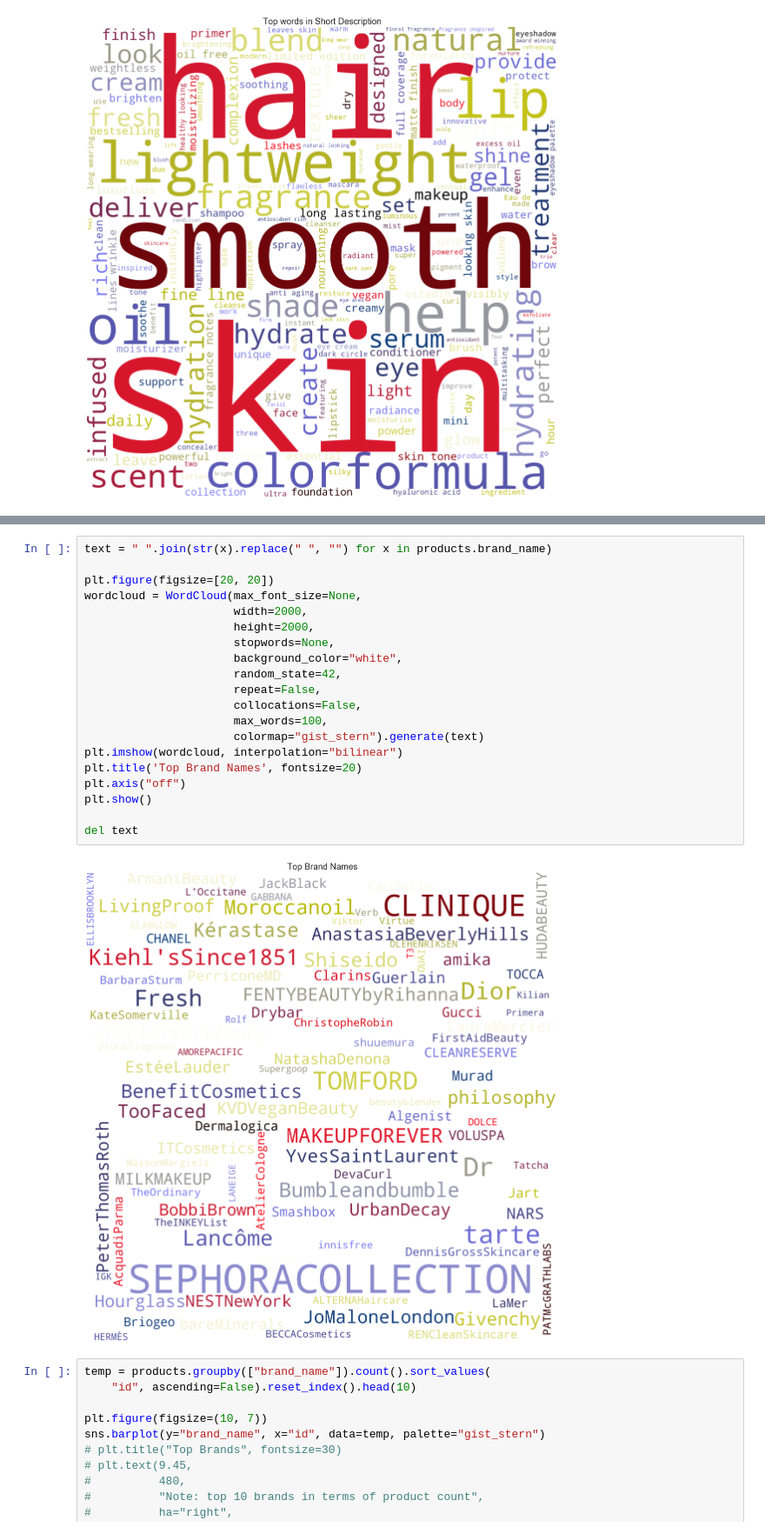
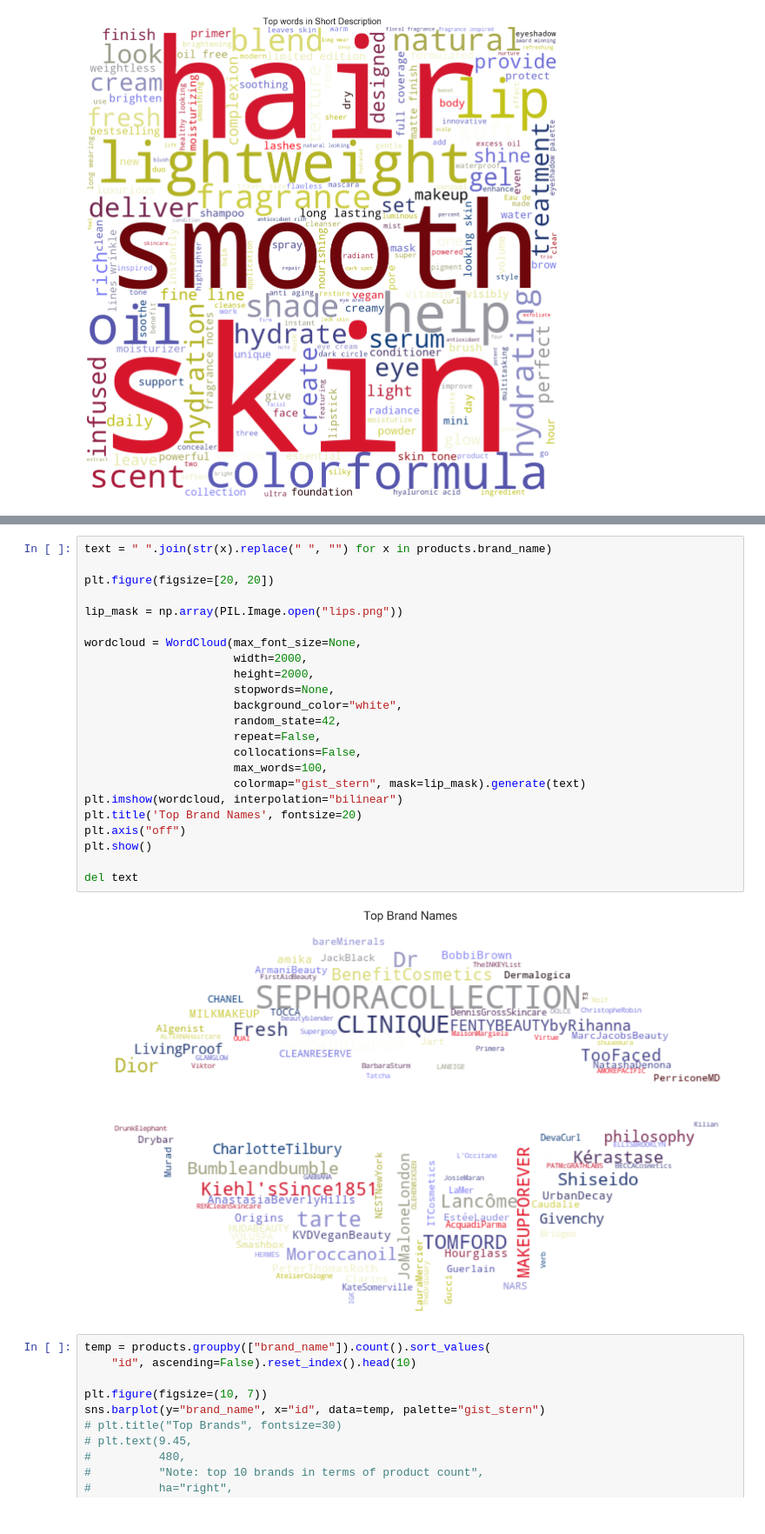
Before and after one commit to valmadrid/Gift-Recommendation, a Jupyter notebook: 1_EDA.ipynb, the cells around one changed output, grey strips where cells are left out. Shown at 87% size. Cells and saved outputs as stored; diff of their text form.

```diff
--- a/1_EDA.ipynb
+++ b/1_EDA.ipynb
@@ -282,25 +283,28 @@ del text
 # %%
 text = " ".join(str(x).replace(" ", "") for x in products.brand_name)
 
 plt.figure(figsize=[20, 20])
+
+lip_mask = np.array(PIL.Image.open("lips.png"))
+
 wordcloud = WordCloud(max_font_size=None,
                       width=2000,
                       height=2000,
                       stopwords=None,
                       background_color="white",
                       random_state=42,
                       repeat=False,
                       collocations=False,
                       max_words=100,
-                      colormap="gist_stern").generate(text)
+                      colormap="gist_stern", mask=lip_mask).generate(text)
 plt.imshow(wordcloud, interpolation="bilinear")
 plt.title('Top Brand Names', fontsize=20)
 plt.axis("off")
 plt.show()
 
 del text
 # %% [output]
-[figure, old version]
+[figure, new version]
 # %%
 temp = products.groupby(["brand_name"]).count().sort_values(
     "id", ascending=False).reset_index().head(10)
```
Also changed, not shown: parts of 2 cells of this notebook, 4 other files.
